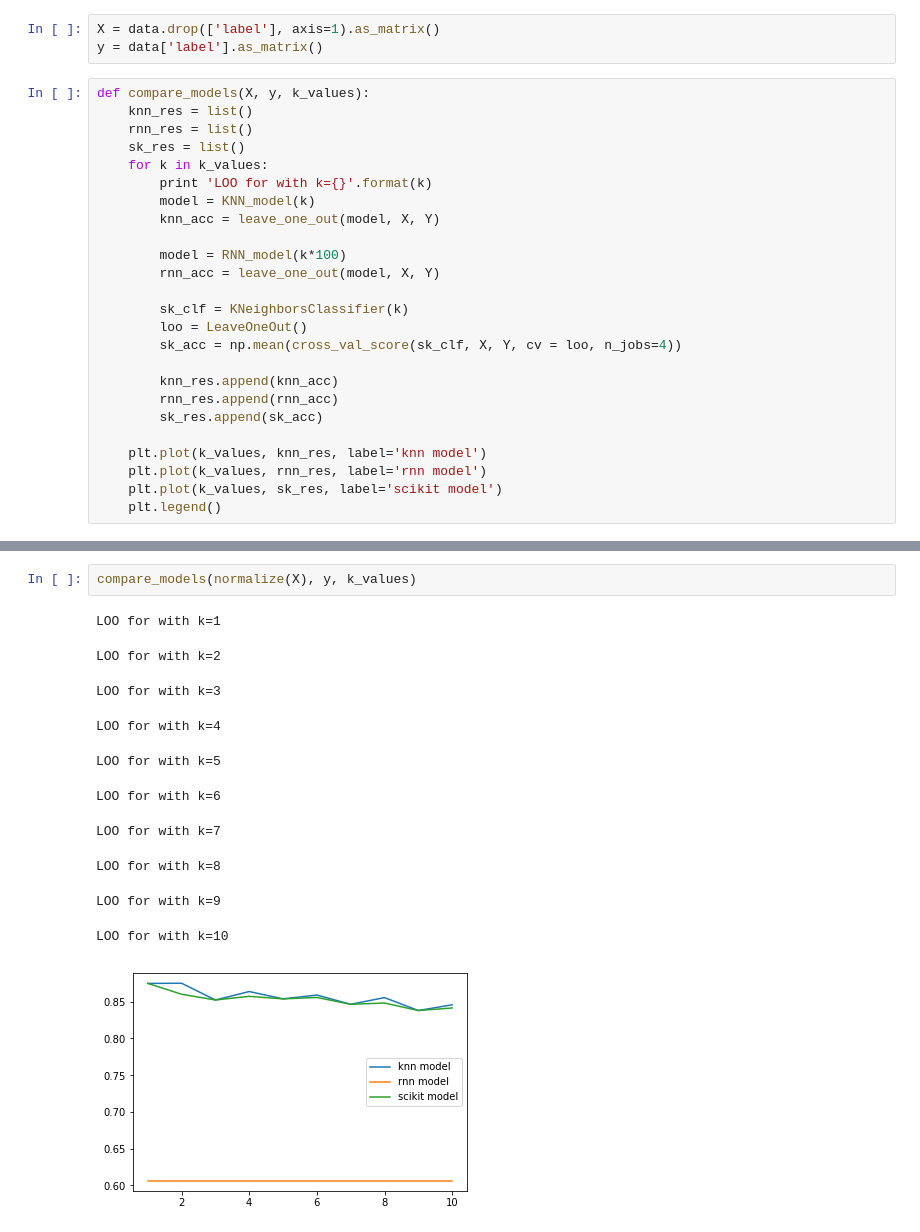
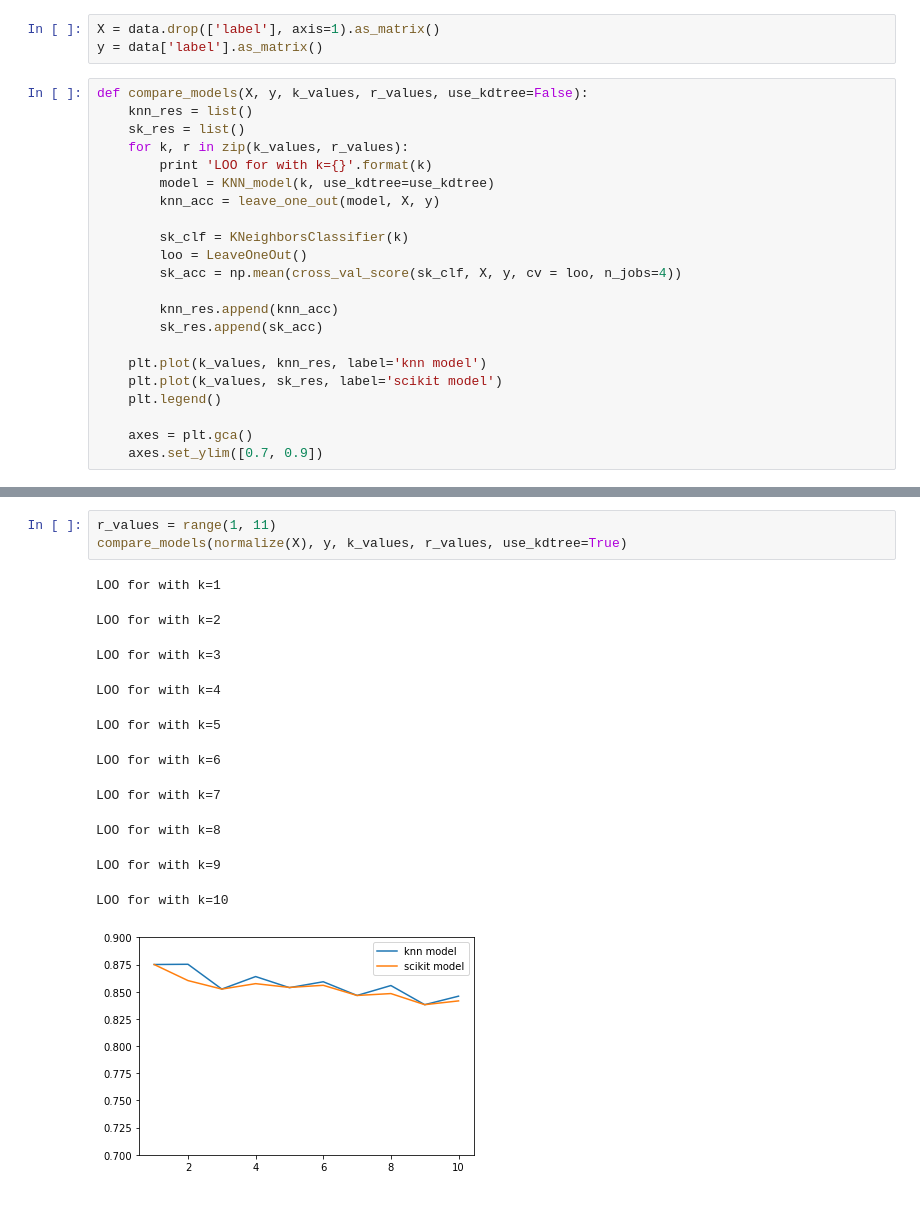
Before and after one commit to Vlad0922/ml_1_solutions, a Jupyter notebook: 1/Nearest.ipynb, the cells around one changed output, grey strips where cells are left out. Cells and saved outputs as stored; diff of their text form.

Commit message:
with kdtree, some improvements

```diff
--- a/1/Nearest.ipynb
+++ b/1/Nearest.ipynb
@@ -95,27 +109,24 @@ data.head()
 X = data.drop(['label'], axis=1).as_matrix()
 y = data['label'].as_matrix()
 # %%
-def compare_models(X, y, k_values):
+def compare_models(X, y, k_values, r_values, use_kdtree=False):
     knn_res = list()
-    rnn_res = list()
     sk_res = list()
-    for k in k_values:
+    for k, r in zip(k_values, r_values):
         print 'LOO for with k={}'.format(k)
-        model = KNN_model(k)
-        knn_acc = leave_one_out(model, X, Y)
-
-        model = RNN_model(k*100)
-        rnn_acc = leave_one_out(model, X, Y)
+        model = KNN_model(k, use_kdtree=use_kdtree)
+        knn_acc = leave_one_out(model, X, y)
 
         sk_clf = KNeighborsClassifier(k)
         loo = LeaveOneOut()
-        sk_acc = np.mean(cross_val_score(sk_clf, X, Y, cv = loo, n_jobs=4))
+        sk_acc = np.mean(cross_val_score(sk_clf, X, y, cv = loo, n_jobs=4))
 
         knn_res.append(knn_acc)
-        rnn_res.append(rnn_acc)
         sk_res.append(sk_acc)
 
     plt.plot(k_values, knn_res, label='knn model')
-    plt.plot(k_values, rnn_res, label='rnn model')
     plt.plot(k_values, sk_res, label='scikit model')
     plt.legend()
+
+    axes = plt.gca()
+    axes.set_ylim([0.7, 0.9])
@@ -137,14 +163,15 @@ LOO for with k=10
 # %%
-compare_models(normalize(X), y, k_values)
+r_values = range(1, 11)
+compare_models(normalize(X), y, k_values, r_values, use_kdtree=True)
 # %% [output]
 LOO for with k=1
 LOO for with k=2
 LOO for with k=3
 LOO for with k=4
 LOO for with k=5
 LOO for with k=6
 LOO for with k=7
 LOO for with k=8
 LOO for with k=9
 LOO for with k=10
-[figure, old version]
+[figure, new version]
```
Also changed, not shown: parts of 9 cells of this notebook.
